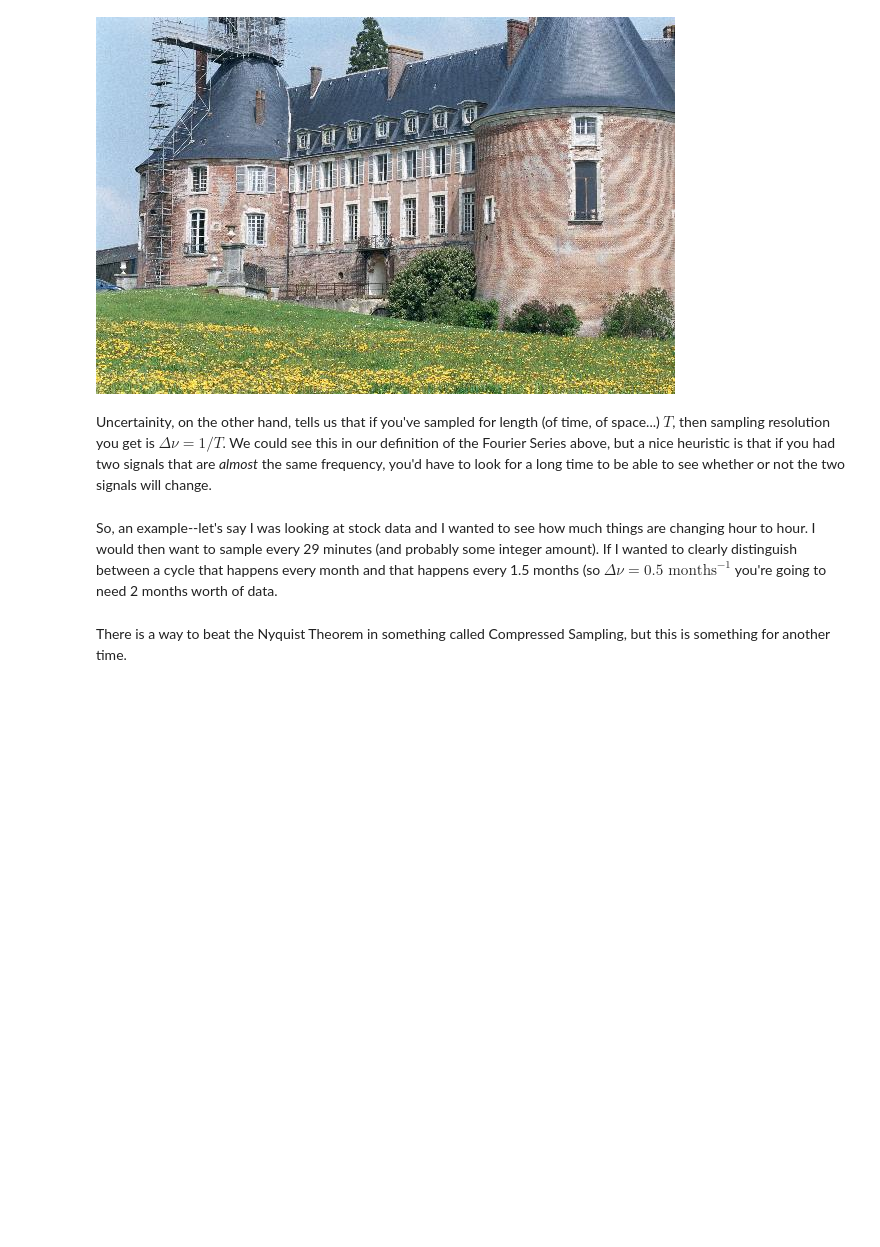
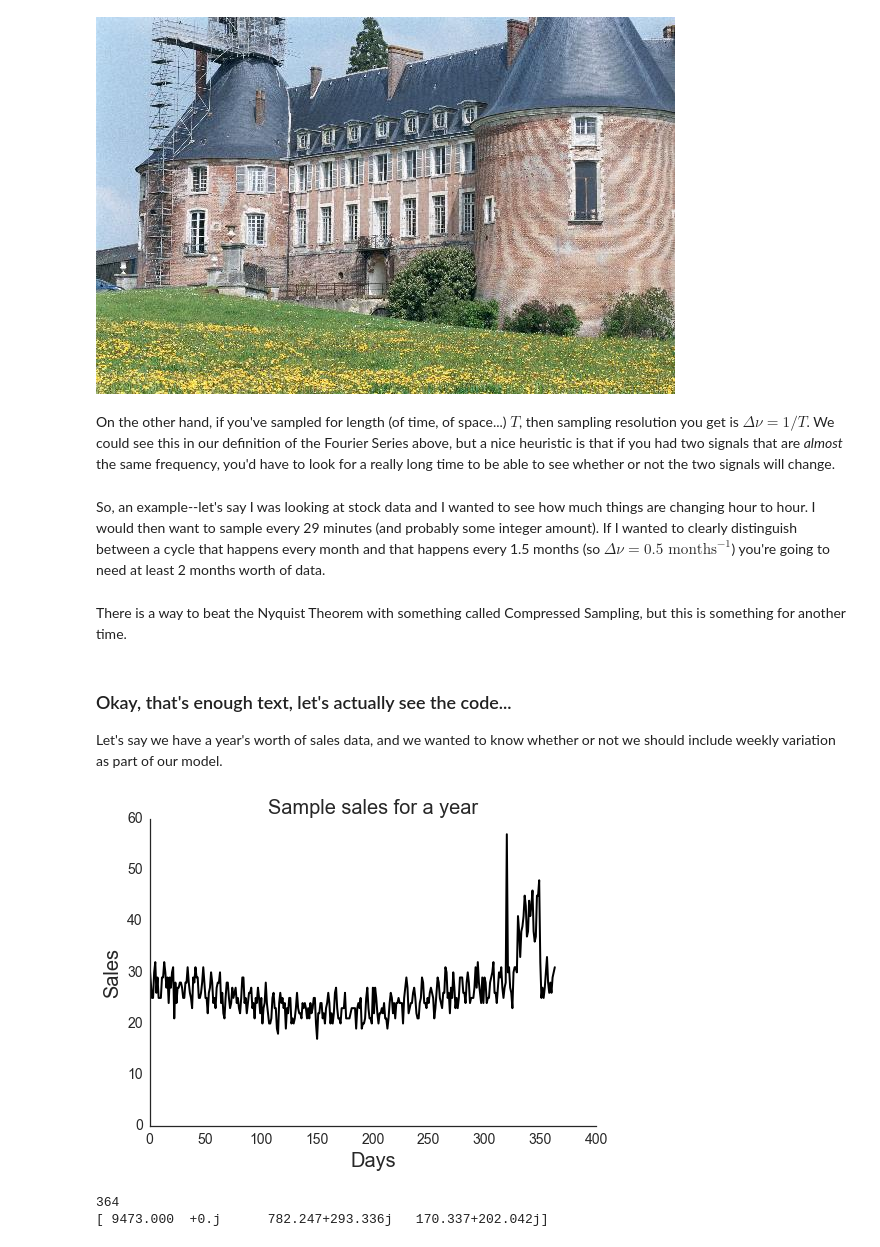
Before and after one commit to anzelpwj/Stats-week, a Jupyter notebook: Fourier.ipynb, the cells around one changed output. Cells and saved outputs as stored; diff of their text form; code cells hidden in the pictures; blank space fills up the shorter version.

```diff
--- a/Fourier.ipynb
+++ b/Fourier.ipynb
@@ -140,8 +180,33 @@ Image('Aliased_image.jpg')
 # %% [output]
 [figure]
 # %% [markdown]
-Uncertainity, on the other hand, tells us that if you've sampled for length (of time, of space...) $T$, then sampling resolution you get is $\Delta \nu = 1/T$. We could see this in our definition of the Fourier Series above, but a nice heuristic is that if you had two signals that are *almost* the same frequency, you'd have to look for a long time to be able to see whether or not the two signals will change.
+On the other hand, if you've sampled for length (of time, of space...) $T$, then sampling resolution you get is $\Delta \nu = 1/T$. We could see this in our definition of the Fourier Series above, but a nice heuristic is that if you had two signals that are *almost* the same frequency, you'd have to look for a really long time to be able to see whether or not the two signals will change.
 # %% [markdown]
-So, an example--let's say I was looking at stock data and I wanted to see how much things are changing hour to hour. I would then want to sample every 29 minutes (and probably some integer amount). If I wanted to clearly distinguish between a cycle that happens every month and that happens every 1.5 months (so $\Delta \nu = 0.5 \text{ months}^{-1}$ you're going to need 2 months worth of data.
+So, an example--let's say I was looking at stock data and I wanted to see how much things are changing hour to hour. I would then want to sample every 29 minutes (and probably some integer amount). If I wanted to clearly distinguish between a cycle that happens every month and that happens every 1.5 months (so $\Delta \nu = 0.5 \text{ months}^{-1}$) you're going to need at least 2 months worth of data.
 # %% [markdown]
-There is a way to beat the Nyquist Theorem in something called Compressed Sampling, but this is something for another time.
+There is a way to beat the Nyquist Theorem with something called Compressed Sampling, but this is something for another time.
+# %% [markdown]
+### Okay, that's enough text, let's actually see the code...
+
+Let's say we have a year's worth of sales data, and we wanted to know whether or not we should include weekly variation as part of our model.
+# %%
+# Just to remind ourselves what we were looking at
+plt.plot(days_array, sales_array, color='k', linewidth=2)
+plt.xlabel('Days', fontsize=20)
+plt.ylabel('Sales', fontsize=20)
+plt.title('Sample sales for a year', fontsize=20)
+plt.axis([0, 400, 0, 60])
+plt.tick_params(labelsize=14)
+sns.despine()
+# %% [output]
+[figure, added]
+# %%
+from scipy.fftpack import fft, ifft
+
+sales_fft = fft(sales_array)
+# If we wanted to pad up or down, the input n=... lets us do this easily
+print(len(sales_fft))
+print(sales_fft[:3])
+# %% [output]
+364
+[ 9473.000  +0.j      782.247+293.336j   170.337+202.042j]
```
Also changed, not shown: parts of 35 cells of this notebook.
